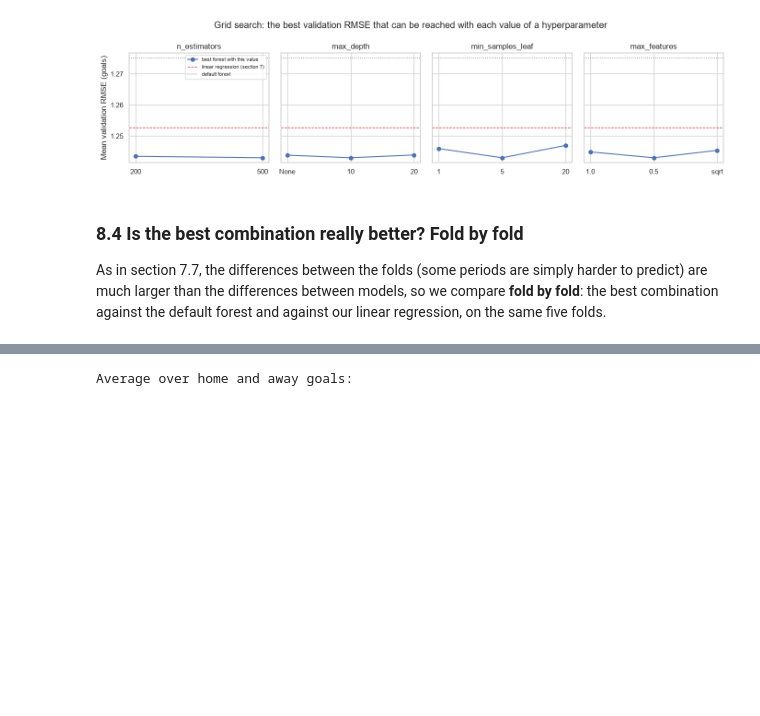
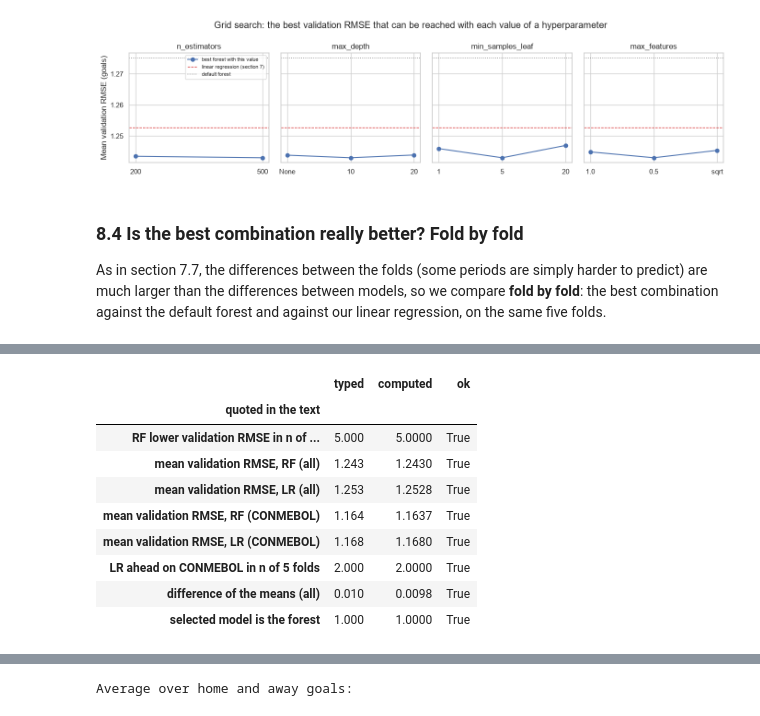
Before and after one commit to larrymijo/Project_machine_learning, a Jupyter notebook: submission/project_executed.ipynb, the cells around one changed output, grey strips where cells are left out. Saved outputs shown, nothing was run; the diff lists cells and outputs as text; code cells hidden in the pictures; blank space fills up the shorter version.

```diff
--- a/submission/project_executed.ipynb
+++ b/submission/project_executed.ipynb
@@ -1190,0 +1662,23 @@ A model is only useful if it beats these. Metrics (`src/evaluation.py`): **MAE**
+# %%
+# Guard: every number quoted in 8.7 is recomputed here.
+check_quoted({
+    "RF lower validation RMSE in n of 5 folds (all)": (5, rf_better_all, 0),
+    "mean validation RMSE, RF (all)": (1.243, selection["RF, all"].mean(), 0.0005),
+    "mean validation RMSE, LR (all)": (1.253, selection["LR, all"].mean(), 0.0005),
+    "mean validation RMSE, RF (CONMEBOL)": (1.164, selection["RF, CONMEBOL"].mean(), 0.0005),
+    "mean validation RMSE, LR (CONMEBOL)": (1.168, selection["LR, CONMEBOL"].mean(), 0.0005),
+    "LR ahead on CONMEBOL in n of 5 folds": (2, 5 - rf_better_con, 0),
+    "difference of the means (all)": (0.01, selection["LR, all"].mean() - selection["RF, all"].mean(), 0.0015),
+    "selected model is the forest": (1, int(final_name == "Random Forest (tuned)"), 0),
+})
+# %% [output]
+|  | typed | computed | ok |
+| quoted in the text |  |  |  |
+| RF lower validation RMSE in n of ... | 5.000 | 5.0000 | True |
+| mean validation RMSE, RF (all) | 1.243 | 1.2430 | True |
+| mean validation RMSE, LR (all) | 1.253 | 1.2528 | True |
+| mean validation RMSE, RF (CONMEBOL) | 1.164 | 1.1637 | True |
+| mean validation RMSE, LR (CONMEBOL) | 1.168 | 1.1680 | True |
+| LR ahead on CONMEBOL in n of 5 folds | 2.000 | 2.0000 | True |
+| difference of the means (all) | 0.010 | 0.0098 | True |
+| selected model is the forest | 1.000 | 1.0000 | True |
```
Also changed, not shown: parts of 62 cells of this notebook, 3 other files.
